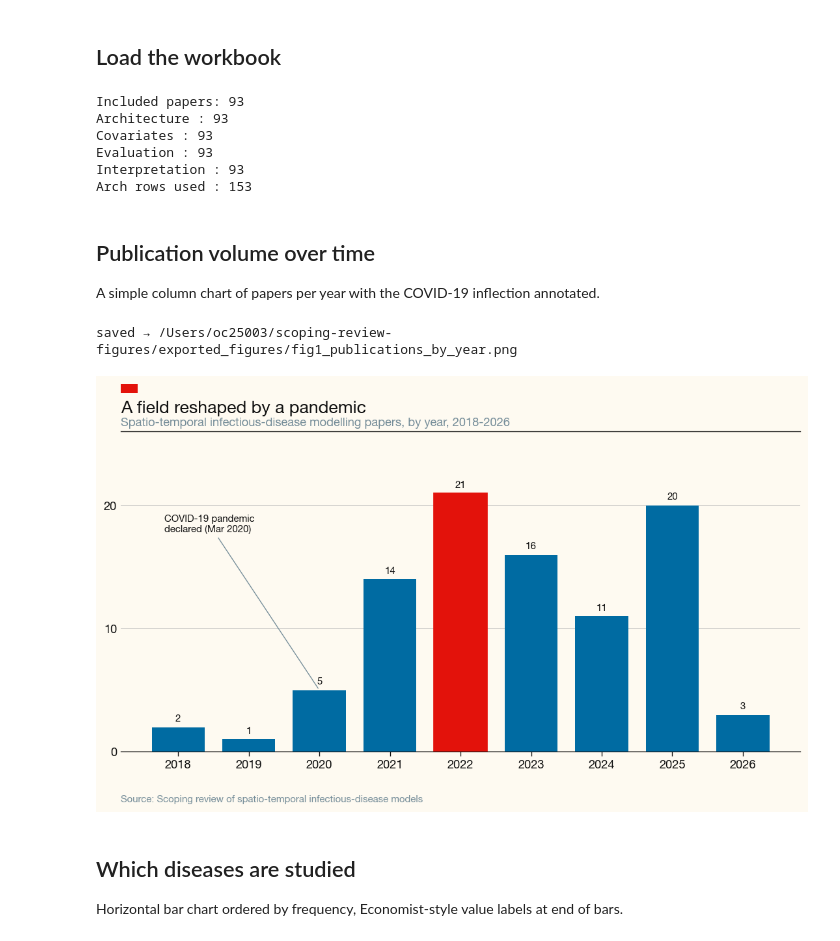
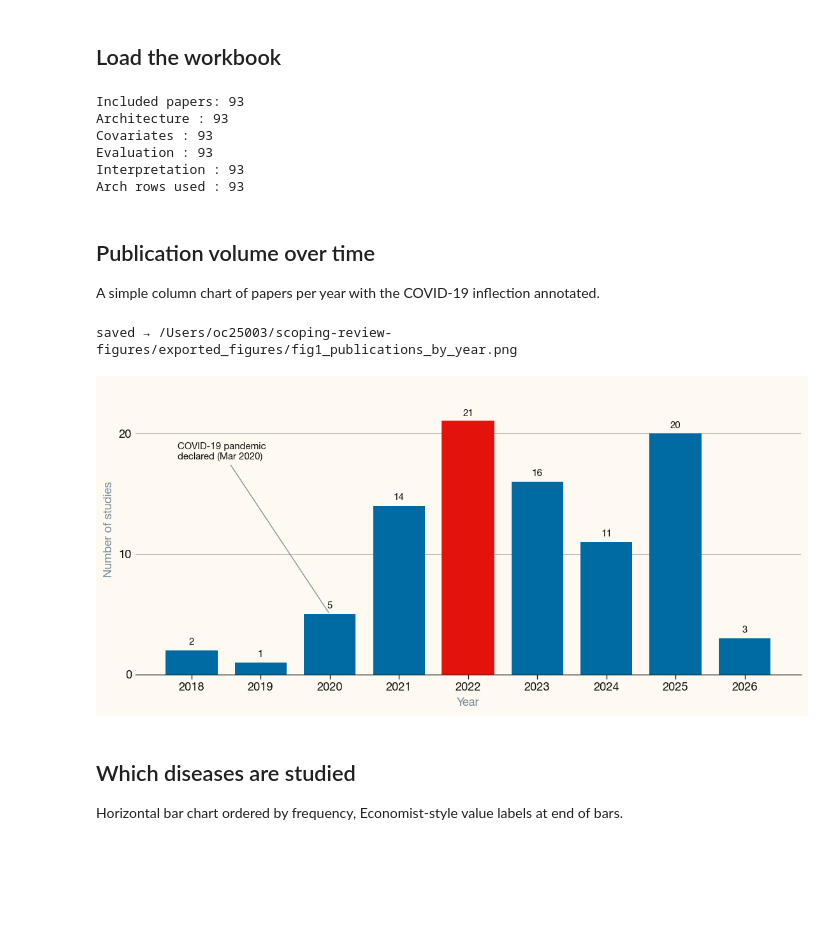
Before and after one commit to ai4ci/scoping-review-figures, a Jupyter notebook: review_analysis.ipynb, the cells around one changed output. Cells and saved outputs as stored; diff of their text form; code cells hidden in the pictures; blank space fills up the shorter version.

```diff
--- a/review_analysis.ipynb
+++ b/review_analysis.ipynb
@@ -61,9 +61,6 @@ df_interp = included(df_interp)
 ARCH_COL = "Core model (LSTM / GNN / Transformer / Hybrid)"
 tev = df_arch.dropna(subset=["year", ARCH_COL]).copy()
 tev["year"] = tev["year"].astype(int)
-tev["Category"] = tev[ARCH_COL].apply(method_families)
-tev = tev.explode("Category")
-tev["Category"] = tev["Category"].astype(str).str.strip()
 
 print(f"Included papers: {len(df_main)}")
 print(f"Architecture : {len(df_arch)}")
@@ -77,7 +74,7 @@ Architecture : 93
 Covariates : 93
 Evaluation : 93
 Interpretation : 93
-Arch rows used : 153
+Arch rows used : 93
 # %% [markdown]
 ## Publication volume over time
 A simple column chart of papers per year with the COVID-19 inflection annotated.
@@ -95,39 +92,37 @@ for bar, year in zip(bars, yr.index):
     if year == peak:
         bar.set_color(ECON["red"])
 
 # value labels on top
 for bar in bars:
     h = bar.get_height()
     if h > 0:
         ax.text(bar.get_x() + bar.get_width() / 2, h + max(yr.values) * 0.015,
                 f"{int(h)}", ha="center", va="bottom", fontsize=9,
                 color=ECON["ink"])
 
 # COVID-19 annotation
 if 2020 in yr.index:
     x20 = list(yr.index).index(2020)
     ax.annotate("COVID-19 pandemic\ndeclared (Mar 2020)",
                 xy=(x20, yr.loc[2020]),
                 xytext=(x20 - 2.2, max(yr.values) * 0.85),
                 fontsize=9, color=ECON["ink"],
                 arrowprops=dict(arrowstyle="-", color=ECON["grey"], lw=0.8))
 
-ax.set_ylabel("")
-ax.set_xlabel("")
+
+ax.set_ylabel("Number of studies", color=ECON["grey"])
+ax.set_xlabel("Year", color=ECON["grey"])
 ax.set_ylim(0, max(yr.values) * 1.15)
 ax.set_yticks(np.arange(0, max(yr.values) * 1.15, 10))
 econ_axes(ax)
 
-economist_frame(fig,
-    title="A field reshaped by a pandemic",
-    subtitle=f"Spatio-temporal infectious-disease modelling papers, by year, {int(yr.index.min())}-{int(yr.index.max())}")
 _out = FIG_DIR / "fig1_publications_by_year.png"
 fig.savefig(_out)
 print(f"saved → {_out.resolve()}")
 plt.show()
 # %% [output]
 saved → /Users/oc25003/scoping-review-figures/exported_figures/fig1_publications_by_year.png
-[figure, old version]
+[figure, new version]
 # %% [markdown]
 ## Which diseases are studied
 Horizontal bar chart ordered by frequency, Economist-style value labels at end of bars.
```
Also changed, not shown: parts of 17 cells of this notebook, 3 other files.
